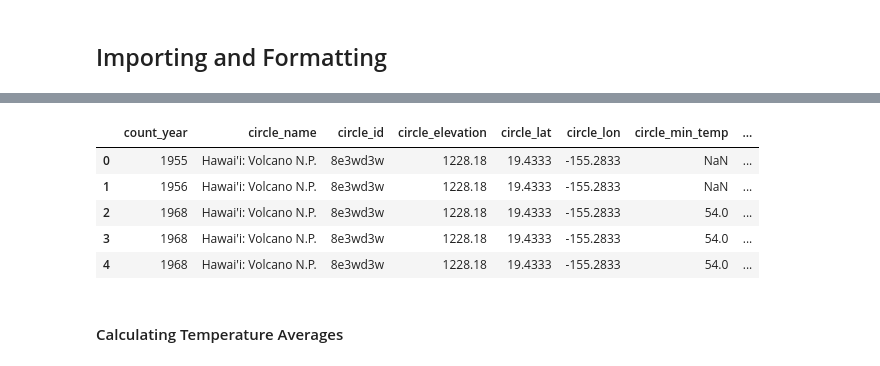
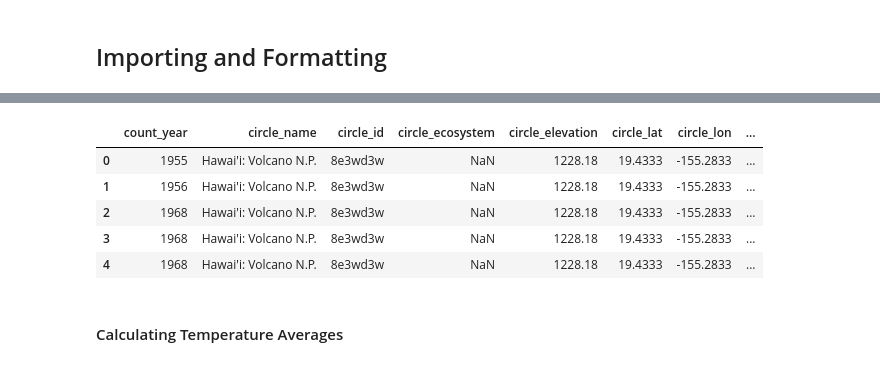
Before and after one commit to DataKind-DC/audubon-cbc, a Jupyter notebook: notebooks/issue-56-jellena.ipynb, the cells around one changed output, grey strips where cells are left out. Saved outputs shown, nothing was run; the diff lists cells and outputs as text; code cells hidden in the pictures.

Commit message:
more temp updates

```diff
--- a/notebooks/issue-56-jellena.ipynb
+++ b/notebooks/issue-56-jellena.ipynb
@@ -69,46 +80,50 @@ raw_data.head()
 temp_df_raw = raw_data[['count_year',
                     'circle_name',
                     'circle_id',
+                    'Ecosys_circle',
                     'circle_elev',
                     'lat',
                     'lon',
                     'min_temp',
                     'max_temp',
                     'id',
+                    'Ecosys_station',
                     'elevation',
                     'latitude',
                     'longitude',
                     'temp_min_value',
                     'temp_max_value']]
 
 #Setting temp_df to be a copy to avoid indexing erros
 temp_df = temp_df_raw.copy()
 
 temp_df.rename(columns={
     'circle_elev':'circle_elevation',
+    'Ecosys_circle':'circle_ecosystem',
     'lat':'circle_lat',
     'lon':'circle_lon',
     'min_temp':'circle_min_temp',
     'max_temp':'circle_max_temp',
     'temp_unit':'circle_temp_unit',
     'id':'noaa_id',
+    'Ecosys_station':'noaa_ecosystem',
     'elevation':'noaa_elevation',
     'latitude':'noaa_lat',
     'longitude':'noaa_lon',
     'temp_min_value':'noaa_min_temp',
     'temp_max_value':'noaa_max_temp'},
     inplace=True
               )
 #Setting number of rows for comparison of how much data is lost after cleaning
 row_count = temp_df.shape[0]
 temp_df.head()
 # %% [output]
-|  | count_year | circle_name | circle_id | circle_elevation | circle_lat | circle_lon | circle_min_temp | ... |
-| 0 | 1955 | Hawai'i: Volcano N.P. | 8e3wd3w | 1228.18 | 19.4333 | -155.2833 | NaN | ... |
-| 1 | 1956 | Hawai'i: Volcano N.P. | 8e3wd3w | 1228.18 | 19.4333 | -155.2833 | NaN | ... |
-| 2 | 1968 | Hawai'i: Volcano N.P. | 8e3wd3w | 1228.18 | 19.4333 | -155.2833 | 54.0 | ... |
-| 3 | 1968 | Hawai'i: Volcano N.P. | 8e3wd3w | 1228.18 | 19.4333 | -155.2833 | 54.0 | ... |
-| 4 | 1968 | Hawai'i: Volcano N.P. | 8e3wd3w | 1228.18 | 19.4333 | -155.2833 | 54.0 | ... |
+|  | count_year | circle_name | circle_id | circle_ecosystem | circle_elevation | circle_lat | circle_lon | ... |
+| 0 | 1955 | Hawai'i: Volcano N.P. | 8e3wd3w | NaN | 1228.18 | 19.4333 | -155.2833 | ... |
+| 1 | 1956 | Hawai'i: Volcano N.P. | 8e3wd3w | NaN | 1228.18 | 19.4333 | -155.2833 | ... |
+| 2 | 1968 | Hawai'i: Volcano N.P. | 8e3wd3w | NaN | 1228.18 | 19.4333 | -155.2833 | ... |
+| 3 | 1968 | Hawai'i: Volcano N.P. | 8e3wd3w | NaN | 1228.18 | 19.4333 | -155.2833 | ... |
+| 4 | 1968 | Hawai'i: Volcano N.P. | 8e3wd3w | NaN | 1228.18 | 19.4333 | -155.2833 | ... |
 # %% [markdown]
 #### Calculating Temperature Averages
 # %%
```
Also changed, not shown: parts of 15 cells of this notebook.
